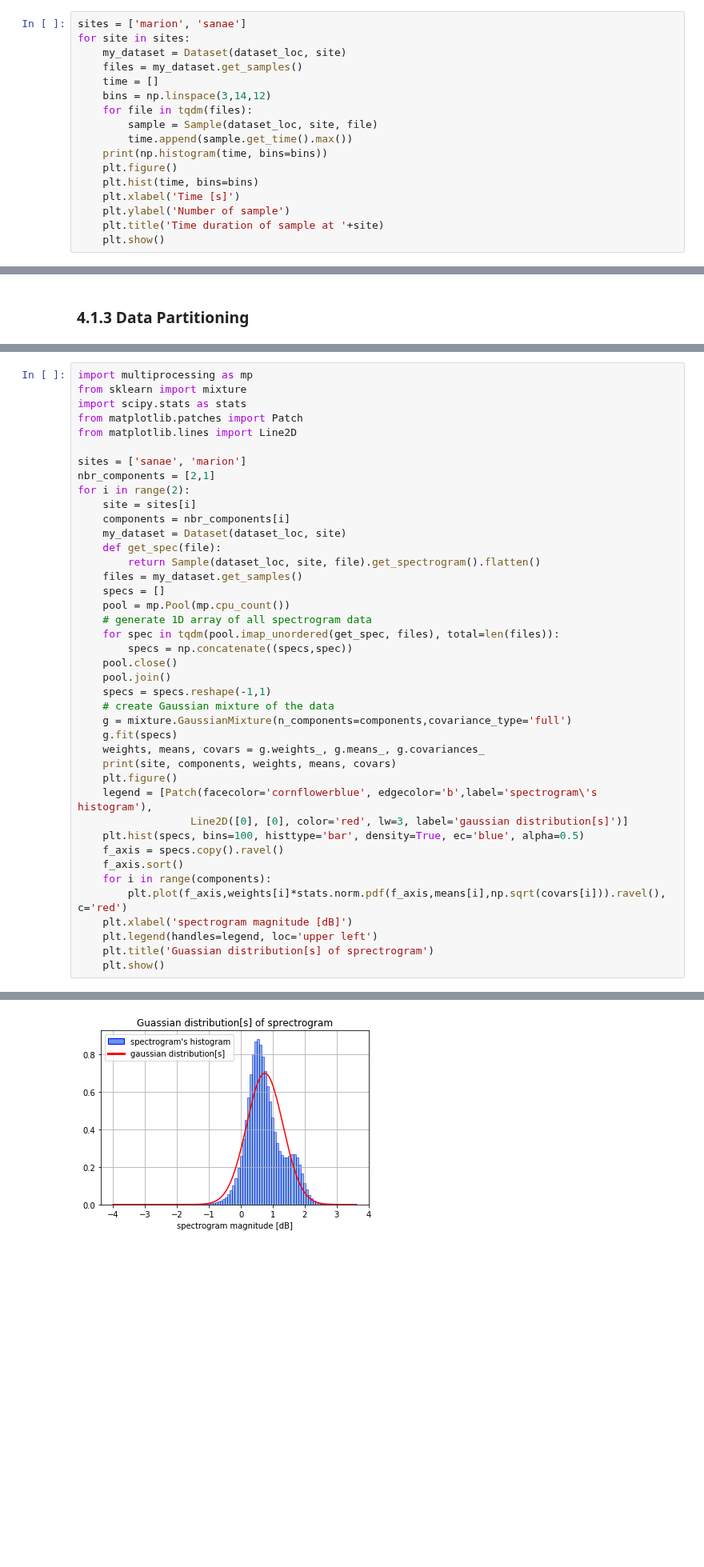
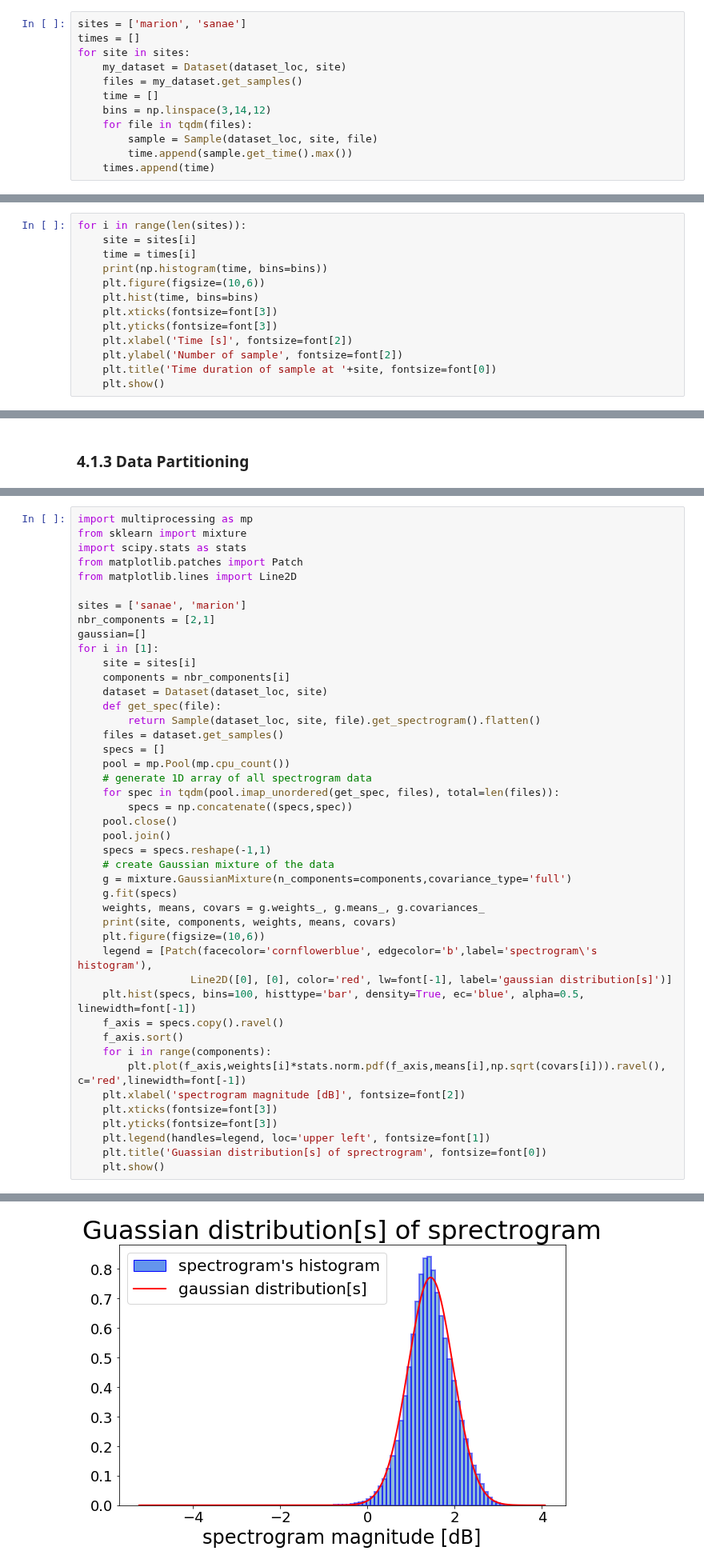
Before and after one commit to Kojey/MSc-whistler-waves-detector, a Jupyter notebook: ipy/report/chapter4_1.ipynb, the cells around one changed output, grey strips where cells are left out. Shown at 80% size. Drawn from its saved outputs; the diff is of its cells as text; blank space fills up the shorter version.

```diff
--- a/ipy/report/chapter4_1.ipynb
+++ b/ipy/report/chapter4_1.ipynb
@@ -26,6 +32,7 @@ file = np.random.choice(my_database.get_train(),1)[0]
 2196 files from Marion and 375 files from Sanae
 # %%
 sites = ['marion', 'sanae']
+times = []
 for site in sites:
     my_dataset = Dataset(dataset_loc, site)
     files = my_dataset.get_samples()
@@ -34,10 +41,4 @@ for site in sites:
     for file in tqdm(files):
         sample = Sample(dataset_loc, site, file)
         time.append(sample.get_time().max())
-    print(np.histogram(time, bins=bins))
-    plt.figure()
-    plt.hist(time, bins=bins)
-    plt.xlabel('Time [s]')
-    plt.ylabel('Number of sample')
-    plt.title('Time duration of sample at '+site)
-    plt.show()
+    times.append(time)
@@ -48,0 +45,13 @@ for site in sites:
+# %%
+for i in range(len(sites)):
+    site = sites[i]
+    time = times[i]
+    print(np.histogram(time, bins=bins))
+    plt.figure(figsize=(10,6))
+    plt.hist(time, bins=bins)
+    plt.xticks(fontsize=font[3])
+    plt.yticks(fontsize=font[3])
+    plt.xlabel('Time [s]', fontsize=font[2])
+    plt.ylabel('Number of sample', fontsize=font[2])
+    plt.title('Time duration of sample at '+site, fontsize=font[0])
+    plt.show()
@@ -143,13 +156,14 @@ from matplotlib.lines import Line2D
 
 sites = ['sanae', 'marion']
 nbr_components = [2,1]
-for i in range(2):
+gaussian=[]
+for i in [1]:
     site = sites[i]
     components = nbr_components[i]
-    my_dataset = Dataset(dataset_loc, site)
+    dataset = Dataset(dataset_loc, site)
     def get_spec(file):
         return Sample(dataset_loc, site, file).get_spectrogram().flatten()
-    files = my_dataset.get_samples()
+    files = dataset.get_samples()
     specs = []
     pool = mp.Pool(mp.cpu_count())
     # generate 1D array of all spectrogram data
@@ -163,16 +177,18 @@ for i in range(2):
     g.fit(specs)
     weights, means, covars = g.weights_, g.means_, g.covariances_
     print(site, components, weights, means, covars)
-    plt.figure()
+    plt.figure(figsize=(10,6))
     legend = [Patch(facecolor='cornflowerblue', edgecolor='b',label='spectrogram\'s histogram'),
-                  Line2D([0], [0], color='red', lw=3, label='gaussian distribution[s]')]
-    plt.hist(specs, bins=100, histtype='bar', density=True, ec='blue', alpha=0.5)
+                  Line2D([0], [0], color='red', lw=font[-1], label='gaussian distribution[s]')]
+    plt.hist(specs, bins=100, histtype='bar', density=True, ec='blue', alpha=0.5, linewidth=font[-1])
     f_axis = specs.copy().ravel()
     f_axis.sort()
     for i in range(components):
-        plt.plot(f_axis,weights[i]*stats.norm.pdf(f_axis,means[i],np.sqrt(covars[i])).ravel(), c='red')
-    plt.xlabel('spectrogram magnitude [dB]')
-    plt.legend(handles=legend, loc='upper left')
-    plt.title('Guassian distribution[s] of sprectrogram')
+        plt.plot(f_axis,weights[i]*stats.norm.pdf(f_axis,means[i],np.sqrt(covars[i])).ravel(), c='red',linewidth=font[-1])
+    plt.xlabel('spectrogram magnitude [dB]', fontsize=font[2])
+    plt.xticks(fontsize=font[3])
+    plt.yticks(fontsize=font[3])
+    plt.legend(handles=legend, loc='upper left', fontsize=font[1])
+    plt.title('Guassian distribution[s] of sprectrogram', fontsize=font[0])
     plt.show()
 # %% [output]
@@ -180 +196 @@ sanae 1 [1.] [[0.75044977]] [[[0.32513113]]]
-[figure, old version]
+[figure, new version]
```
Also changed, not shown: parts of 9 cells of this notebook, 8 other files.
